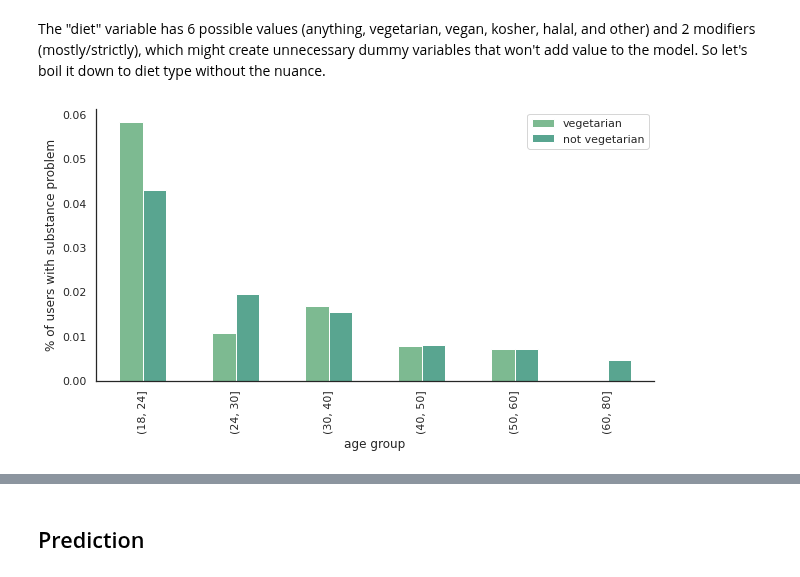
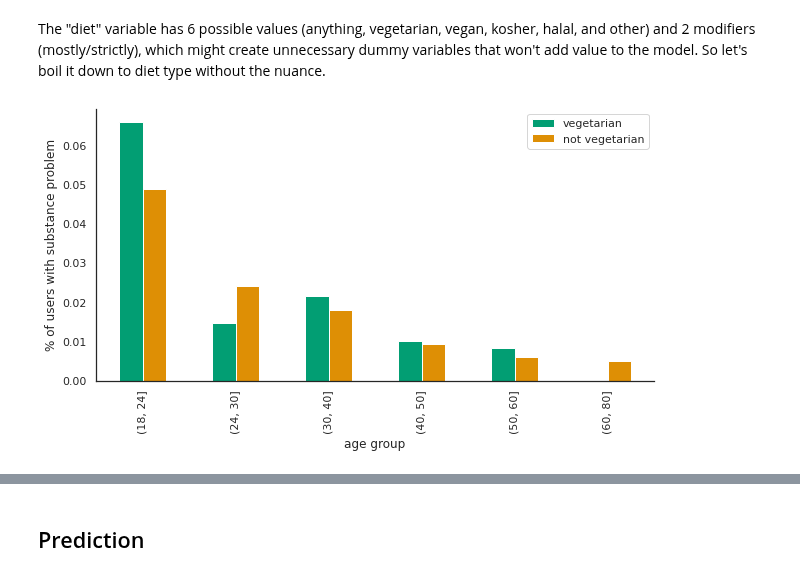
Before and after one commit to brunoarine/substance-problem-study, a Jupyter notebook: notebooks/project.ipynb, the cells around one changed output, grey strips where cells are left out. Cells and saved outputs as stored; diff of their text form; code cells hidden in the pictures.

```diff
--- a/notebooks/project.ipynb
+++ b/notebooks/project.ipynb
@@ -159,16 +196,14 @@ According to the `okcupid_codebook.txt` file, the possible values of `status` ar
 # %%
 df["status"] = df["status"].replace({"available": "in an open relationship"})
 # %%
-sns.set_style("white")
 sns.set_palette("rocket_r")
-sns.set_context("notebook")
 
 status_stacked = df.groupby("status").mean()[['alcohol_problem_only',
                                                'drugs_problem_only',
                                                'both_problems',
                                                'abuse']].sort_values('abuse')*100
 status_stacked.drop('abuse', axis=1, inplace=True)
-status_stacked.plot(kind='barh', stacked=True, figsize=(10,5), width=0.75, linewidth=0)
+status_stacked.plot(kind='barh', stacked=True, figsize=(10,5), width=0.5, linewidth=0)
 plt.ylabel("")
 plt.xlabel("% of users with possible substance problems")
 plt.gca().invert_yaxis()
@@ -187,7 +218,6 @@ df['offspring'].isnull().mean()
 # %% [markdown]
 Whoever said that "doesn't have kids" (and might or might not want them), or simply "wants kids" will have the offspring variable set to zero, while everything else will be replaced with ones.
 # %%
-df.dropna(axis=0, subset=["offspring"], inplace=True)
 df['offspring'].replace(['doesn&rsquo;t have kids',
                          'doesn&rsquo;t have kids, and doesn&rsquo;t want any',
                          'doesn&rsquo;t have kids, but might want them',
@@ -238,7 +268,6 @@ plt.show()
 # %% [markdown]
 Now I'm curious. Kids may not help prevent substance abuse with age, but what about pets?
 # %%
-df.dropna(axis=0, subset=["pets"], inplace=True)
 df['has_dogs'] = df['pets'].apply(lambda x: 1 if ("has dogs" in x) else 0)
 df['has_cats'] = df['pets'].apply(lambda x: 1 if ("has cats" in x) else 0)
 df['has_pets'] = df[['has_dogs', 'has_cats']].any(axis=1)
@@ -296,23 +325,22 @@ df["smokes"] = df["smokes"].replace({"yes": 1,
 # %% [markdown]
 The "diet" variable has 6 possible values (anything, vegetarian, vegan, kosher, halal, and other) and 2 modifiers (mostly/strictly), which might create unnecessary dummy variables that won't add value to the model. So let's boil it down to diet type without the nuance.
 # %%
-df.dropna(axis=0, subset=['diet'], inplace=True)
 df['vegetarian'] = df['diet'].apply(lambda x: 1 if ("vegetarian" in x) or ("vegan" in x) else 0)
 # %%
-sns.set_palette("crest")
+colors = sns.color_palette("colorblind").as_hex()
 
 vegetarian_yes = df[df["vegetarian"] == True].groupby("age_group")["abuse"].mean().to_frame()
 vegetarian_no = df[df["vegetarian"] == False].groupby("age_group")["abuse"].mean().to_frame()
 vegetarian = pd.concat([vegetarian_yes, vegetarian_no], axis=1)
 vegetarian.columns = ["vegetarian", "not vegetarian"]
 
-vegetarian.plot.bar(figsize=(10,5))
+vegetarian.plot.bar(figsize=(10,5), color=[colors[2], colors[1]])
 plt.ylabel("% of users with substance problem")
 plt.xlabel("age group")
 sns.despine()
 plt.show()
 # %% [output]
-[figure, old version]
+[figure, new version]
 # %%
 sns.set_palette("rocket_r", n_colors=2)
 
```
Also changed, not shown: parts of 39 cells of this notebook.
